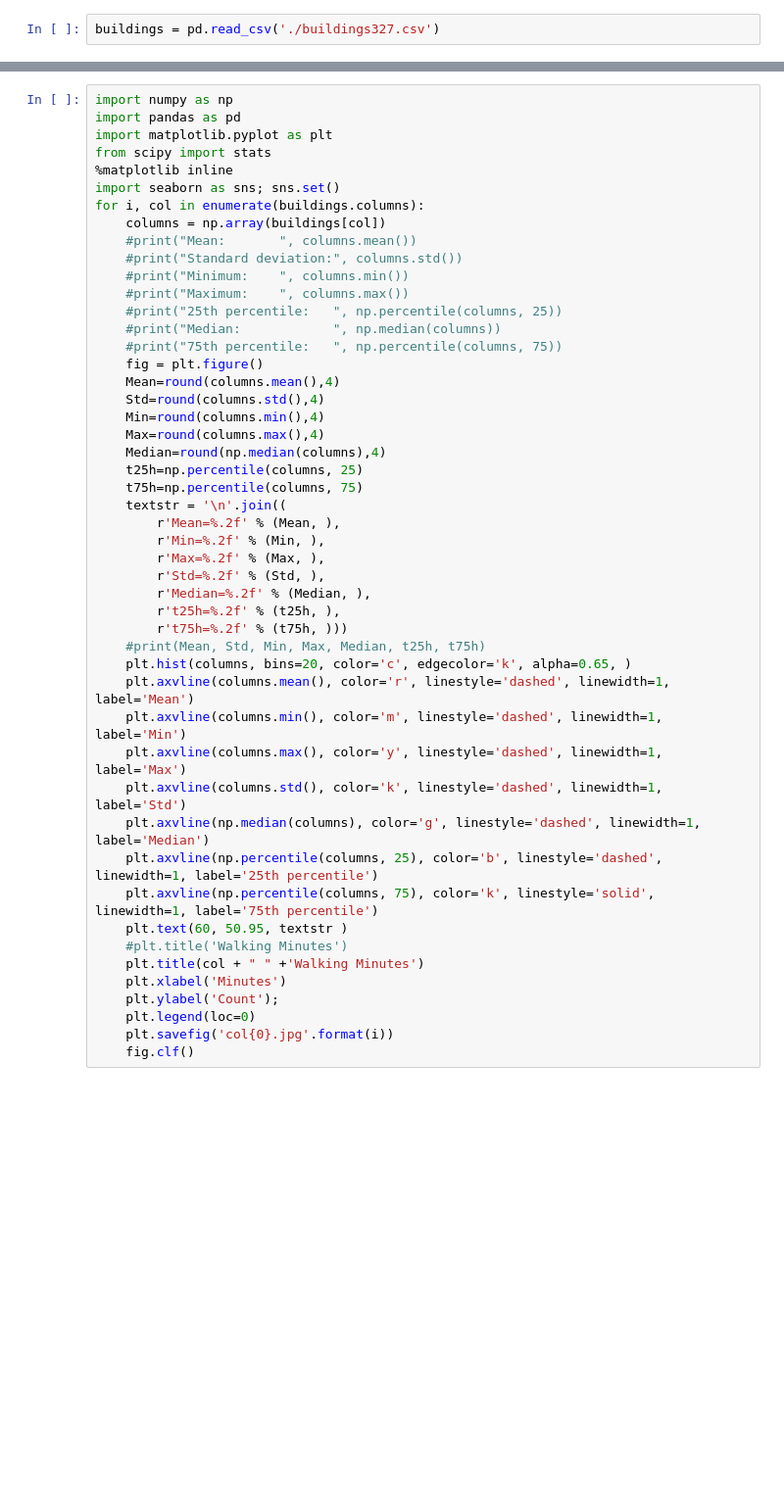
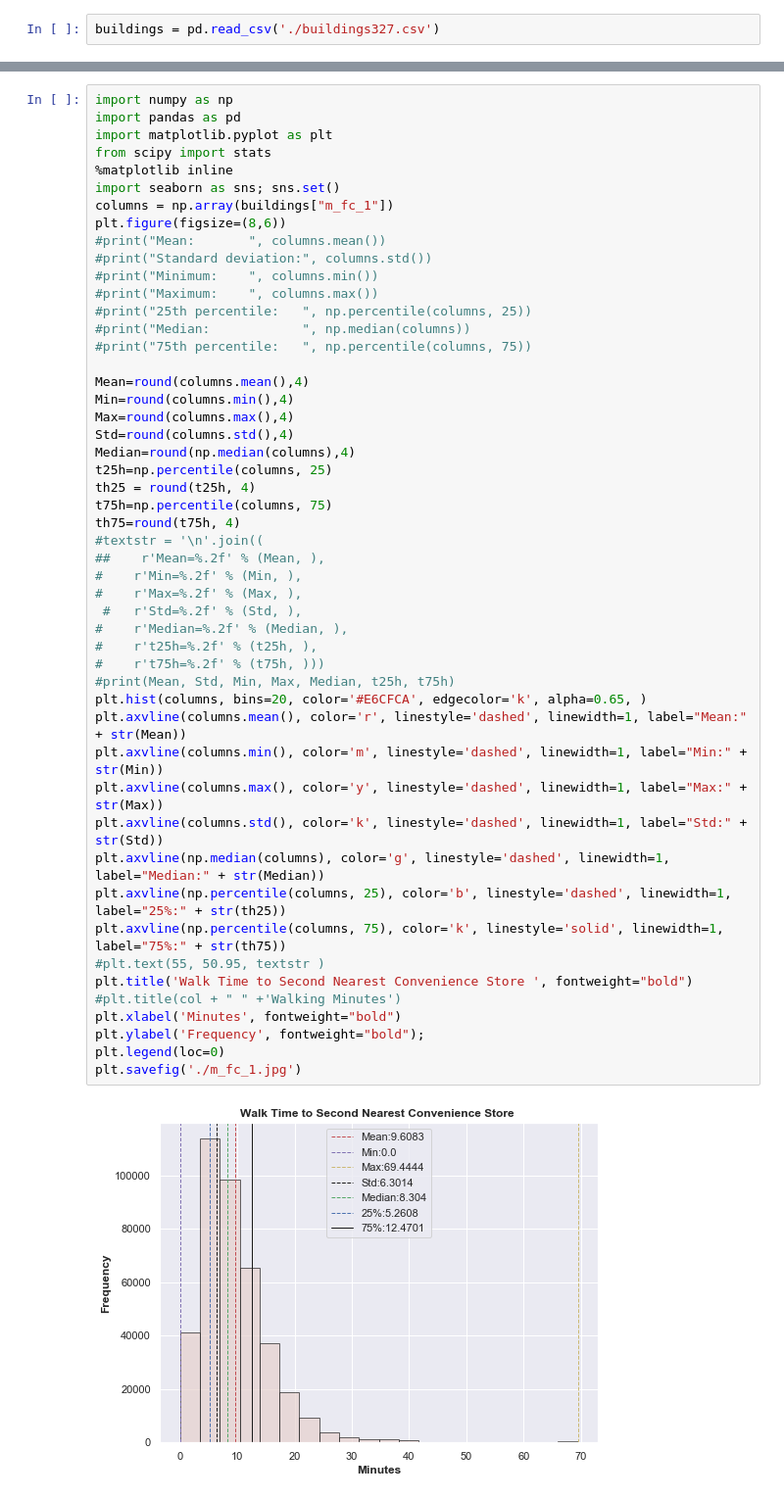
Before and after one commit to gcc-dav-official-github/production, a Jupyter notebook: projects/walkability/code/Creating Histogram.ipynb, the cells around one changed output, grey strips where cells are left out. Shown at 98% size. Saved outputs shown, nothing was run; the diff lists cells and outputs as text; blank space fills up the shorter version.

```diff
--- a/projects/walkability/code/Creating Histogram.ipynb
+++ b/projects/walkability/code/Creating Histogram.ipynb
@@ -92,49 +102,52 @@ fig.clf()
 # %%
 import numpy as np
 import pandas as pd
 import matplotlib.pyplot as plt
 from scipy import stats
 %matplotlib inline
 import seaborn as sns; sns.set()
-for i, col in enumerate(buildings.columns):
-    columns = np.array(buildings[col])
-    #print("Mean:       ", columns.mean())
-    #print("Standard deviation:", columns.std())
-    #print("Minimum:    ", columns.min())
-    #print("Maximum:    ", columns.max())
-    #print("25th percentile:   ", np.percentile(columns, 25))
-    #print("Median:            ", np.median(columns))
-    #print("75th percentile:   ", np.percentile(columns, 75))
-    fig = plt.figure()
-    Mean=round(columns.mean(),4)
-    Std=round(columns.std(),4)
-    Min=round(columns.min(),4)
-    Max=round(columns.max(),4)
-    Median=round(np.median(columns),4)
-    t25h=np.percentile(columns, 25)
-    t75h=np.percentile(columns, 75)
-    textstr = '\n'.join((
-        r'Mean=%.2f' % (Mean, ),
-        r'Min=%.2f' % (Min, ),
-        r'Max=%.2f' % (Max, ),
-        r'Std=%.2f' % (Std, ),
-        r'Median=%.2f' % (Median, ),
-        r't25h=%.2f' % (t25h, ),
-        r't75h=%.2f' % (t75h, )))
-    #print(Mean, Std, Min, Max, Median, t25h, t75h)
-    plt.hist(columns, bins=20, color='c', edgecolor='k', alpha=0.65, )
-    plt.axvline(columns.mean(), color='r', linestyle='dashed', linewidth=1, label='Mean')
-    plt.axvline(columns.min(), color='m', linestyle='dashed', linewidth=1, label='Min')
-    plt.axvline(columns.max(), color='y', linestyle='dashed', linewidth=1, label='Max')
-    plt.axvline(columns.std(), color='k', linestyle='dashed', linewidth=1, label='Std')
-    plt.axvline(np.median(columns), color='g', linestyle='dashed', linewidth=1, label='Median')
-    plt.axvline(np.percentile(columns, 25), color='b', linestyle='dashed', linewidth=1, label='25th percentile')
-    plt.axvline(np.percentile(columns, 75), color='k', linestyle='solid', linewidth=1, label='75th percentile')
-    plt.text(60, 50.95, textstr )
-    #plt.title('Walking Minutes')
-    plt.title(col + " " +'Walking Minutes')
-    plt.xlabel('Minutes')
-    plt.ylabel('Count');
-    plt.legend(loc=0)
-    plt.savefig('col{0}.jpg'.format(i))
-    fig.clf()
+columns = np.array(buildings["m_fc_1"])
+plt.figure(figsize=(8,6))
+#print("Mean:       ", columns.mean())
+#print("Standard deviation:", columns.std())
+#print("Minimum:    ", columns.min())
+#print("Maximum:    ", columns.max())
+#print("25th percentile:   ", np.percentile(columns, 25))
+#print("Median:            ", np.median(columns))
+#print("75th percentile:   ", np.percentile(columns, 75))
+
+Mean=round(columns.mean(),4)
+Min=round(columns.min(),4)
+Max=round(columns.max(),4)
+Std=round(columns.std(),4)
+Median=round(np.median(columns),4)
+t25h=np.percentile(columns, 25)
+th25 = round(t25h, 4)
+t75h=np.percentile(columns, 75)
+th75=round(t75h, 4)
+#textstr = '\n'.join((
+##    r'Mean=%.2f' % (Mean, ),
+#    r'Min=%.2f' % (Min, ),
+#    r'Max=%.2f' % (Max, ),
+ #   r'Std=%.2f' % (Std, ),
+#    r'Median=%.2f' % (Median, ),
+#    r't25h=%.2f' % (t25h, ),
+#    r't75h=%.2f' % (t75h, )))
+#print(Mean, Std, Min, Max, Median, t25h, t75h)
+plt.hist(columns, bins=20, color='#E6CFCA', edgecolor='k', alpha=0.65, )
+plt.axvline(columns.mean(), color='r', linestyle='dashed', linewidth=1, label="Mean:" + str(Mean))
+plt.axvline(columns.min(), color='m', linestyle='dashed', linewidth=1, label="Min:" + str(Min))
+plt.axvline(columns.max(), color='y', linestyle='dashed', linewidth=1, label="Max:" + str(Max))
+plt.axvline(columns.std(), color='k', linestyle='dashed', linewidth=1, label="Std:" + str(Std))
+plt.axvline(np.median(columns), color='g', linestyle='dashed', linewidth=1, label="Median:" + str(Median))
+plt.axvline(np.percentile(columns, 25), color='b', linestyle='dashed', linewidth=1, label="25%:" + str(th25))
+plt.axvline(np.percentile(columns, 75), color='k', linestyle='solid', linewidth=1, label="75%:" + str(th75))
+#plt.text(55, 50.95, textstr )
+plt.title('Walk Time to Second Nearest Convenience Store ', fontweight="bold")
+#plt.title(col + " " +'Walking Minutes')
+plt.xlabel('Minutes', fontweight="bold")
+plt.ylabel('Frequency', fontweight="bold");
+plt.legend(loc=0)
+plt.savefig('./m_fc_1.jpg')
+# %% [output]
+[figure, added]
```
Also changed, not shown: parts of 5 cells of this notebook.
